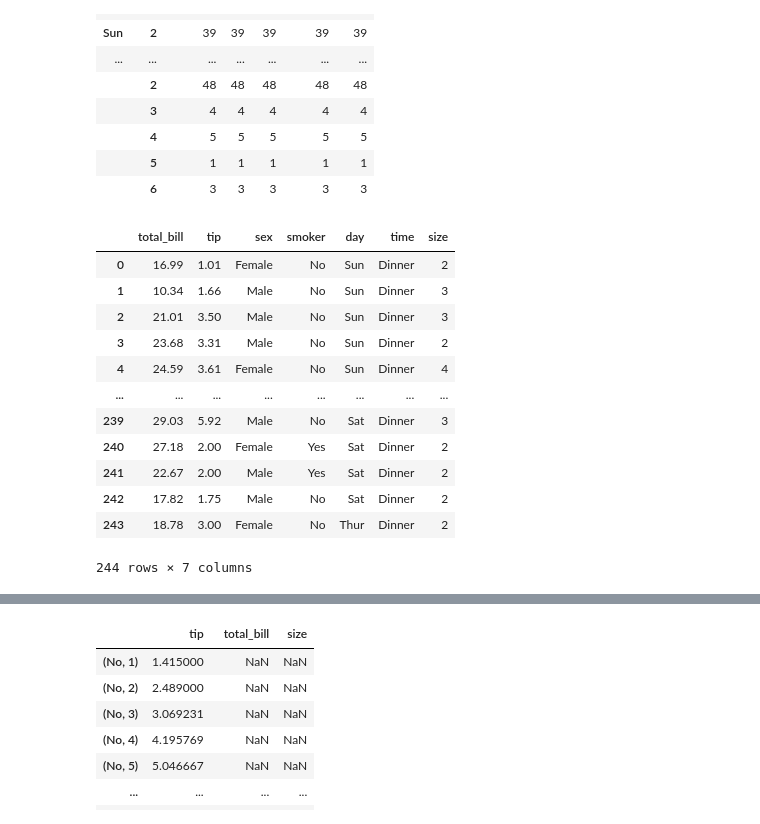
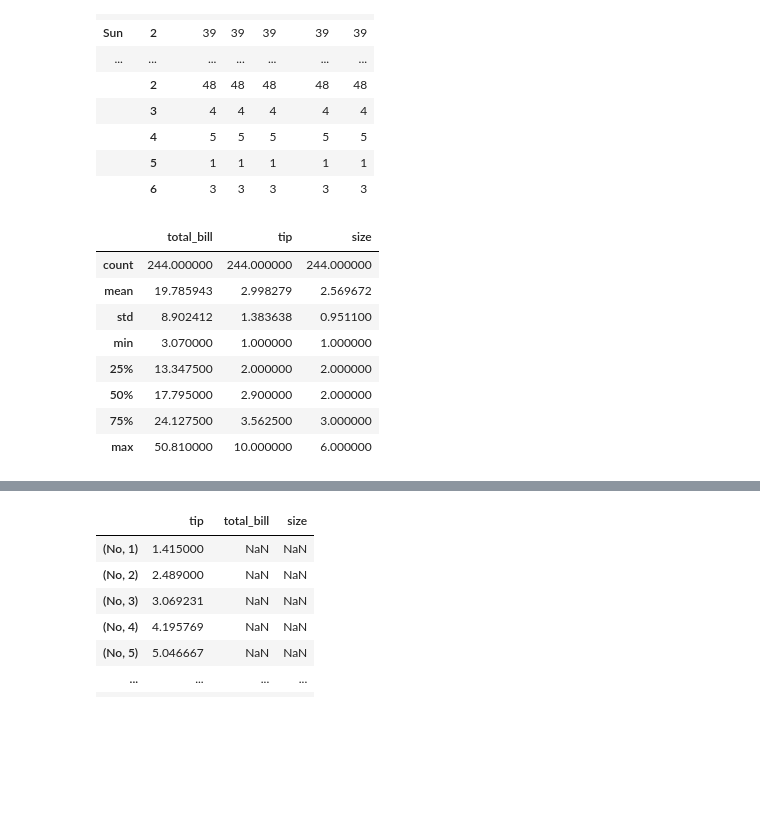
Before and after one commit to Kfirul/Waiter-Tips, a Jupyter notebook: Waiter Tips dataset.ipynb, the cells around one changed output, grey strips where cells are left out. Drawn from its saved outputs; the diff is of its cells as text; code cells hidden in the pictures; blank space fills up the shorter version.

```diff
--- a/Waiter Tips dataset.ipynb
+++ b/Waiter Tips dataset.ipynb
@@ -29,7 +31,7 @@ import matplotlib.pyplot as plt
 # %% [markdown]
 ##### Loading the dataset
 # %%
-tips =pd.read_csv('C:\\Users\\Shlomit\\Desktop\\tips.csv')
+tips =pd.read_csv(r'C:\Users\97253\Waiter-Tips\Waiter-Tips\\tips')
 tips
 # %% [output]
 |  | total_bill | tip | sex | smoker | day | time | size |
@@ -92,6 +94,17 @@ tips.describe(include='all')
 | 50% | 17.795000 | 2.900000 | NaN | NaN | NaN | NaN | 2.000000 |
 | 75% | 24.127500 | 3.562500 | NaN | NaN | NaN | NaN | 3.000000 |
 | max | 50.810000 | 10.000000 | NaN | NaN | NaN | NaN | 6.000000 |
+# %%
+t_dummies = pd.get_dummies(tips,columns=['day'], dummy_na=False)
+
+#1 for women and 0 for ma men
+t_dummies['sex'] = np.where(t_dummies['sex']=='Female', 1, 0)
+#1 for dinner and 0 for Lunch
+t_dummies['time'] = np.where(t_dummies['time']=='Dinner	',1, 0)
+#1 for smoker and 0 for not
+t_dummies['smoker'] = np.where(t_dummies['smoker']=='Yes',1, 0)
+# %%
+tips = t_dummies
 # %%
 tips.tip.mean()
 # %% [output]
@@ -261,18 +275,14 @@ tips.groupby(['day','size']).count()
 |  | 5 | 1 | 1 | 1 | 1 | 1 |
 |  | 6 | 3 | 3 | 3 | 3 | 3 |
 # %%
-tips
+tips.describe()
 # %% [output]
-|  | total_bill | tip | sex | smoker | day | time | size |
-| 0 | 16.99 | 1.01 | Female | No | Sun | Dinner | 2 |
-| 1 | 10.34 | 1.66 | Male | No | Sun | Dinner | 3 |
-| 2 | 21.01 | 3.50 | Male | No | Sun | Dinner | 3 |
-| 3 | 23.68 | 3.31 | Male | No | Sun | Dinner | 2 |
-| 4 | 24.59 | 3.61 | Female | No | Sun | Dinner | 4 |
-| ... | ... | ... | ... | ... | ... | ... | ... |
-| 239 | 29.03 | 5.92 | Male | No | Sat | Dinner | 3 |
-| 240 | 27.18 | 2.00 | Female | Yes | Sat | Dinner | 2 |
-| 241 | 22.67 | 2.00 | Male | Yes | Sat | Dinner | 2 |
-| 242 | 17.82 | 1.75 | Male | No | Sat | Dinner | 2 |
-| 243 | 18.78 | 3.00 | Female | No | Thur | Dinner | 2 |
+|  | total_bill | tip | size |
+| count | 244.000000 | 244.000000 | 244.000000 |
+| mean | 19.785943 | 2.998279 | 2.569672 |
+| std | 8.902412 | 1.383638 | 0.951100 |
+| min | 3.070000 | 1.000000 | 1.000000 |
+| 25% | 13.347500 | 2.000000 | 2.000000 |
+| 50% | 17.795000 | 2.900000 | 2.000000 |
+| 75% | 24.127500 | 3.562500 | 3.000000 |
+| max | 50.810000 | 10.000000 | 6.000000 |
-244 rows × 7 columns
```
Also changed, not shown: parts of 20 cells of this notebook, 1 other file.
